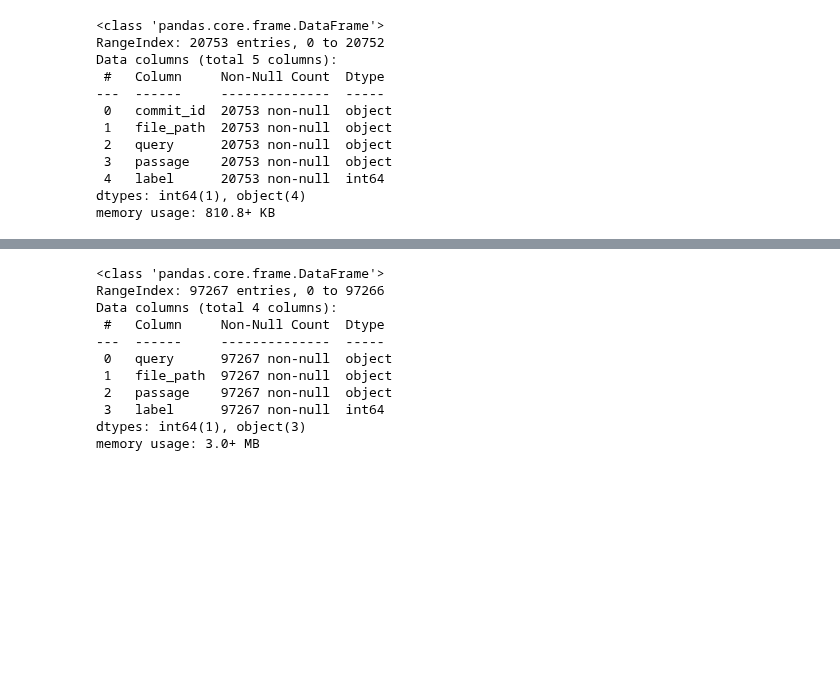
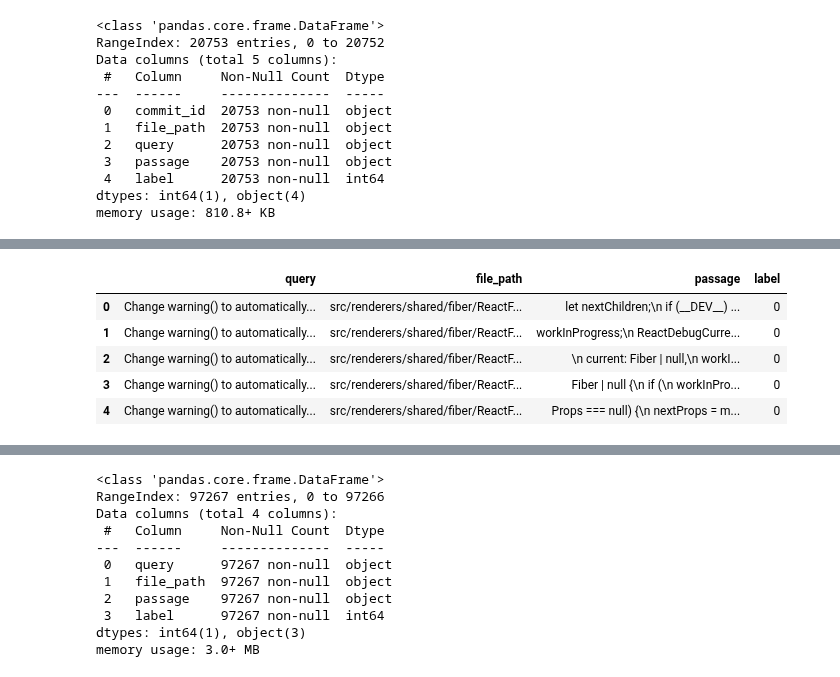
Before and after one commit to Siddharth-Gandhi/ds, a Jupyter notebook: notebooks/CodeReranker.ipynb, the cells around one changed output, grey strips where cells are left out. Saved outputs shown, nothing was run; the diff lists cells and outputs as text; code cells hidden in the pictures; blank space fills up the shorter version.

```diff
--- a/notebooks/CodeReranker.ipynb
+++ b/notebooks/CodeReranker.ipynb
@@ -122,7 +132,7 @@ params = {
         'train_commits': args.train_commits,
         'bm25_aggr_strategy': BM25_AGGR_STRAT,
         'psg_len': 250,
-        'psg_stride': 200,
+        'psg_stride': 150,
     }
 # %% [markdown]
 ### Prepare training data
@@ -584,9 +579,6 @@ GPU Device Count: 1
 GPU Memory Usage: 953.46 MB
 Initialized Code File BERT reranker with parameters: {'model_name': 'microsoft/codebert-base', 'psg_cnt': 25, 'aggregation_strategy': 'sump', 'batch_size': 32, 'use_gpu': True, 'rerank_depth': 100, 'n ...
 # %%
-from calendar import c
-
-
 def prep_line(line):
         return line.rstrip().lstrip()
 
@@ -595,7 +587,7 @@ def parse_diff(diff):
         line[1:] if line.startswith('+') else line
         for line in diff.split('\n')
         if not (line.startswith('-') or len(line) == 0 or (line.startswith('@@') and line.count('@@') > 1))
-        and len(prep_line(line)) > 0
+        and len(prep_line(line)) > 2
     ]
 
 def prepare_code_triplets(diff_data, code_reranker, cache_file, overwrite=False):
@@ -635,7 +627,6 @@ def prepare_code_triplets(diff_data, code_reranker, cache_file, overwrite=False)
             # if diff is NA/NaN
             continue
         cur_diff_lines = parse_diff(cur_diff)
-        cur_psg_cnt = 0
         cur_triplets = []
         for cur_start in range(0, total_tokens, code_reranker.psg_stride):
             cur_passage = []
@@ -652,11 +643,17 @@ def prepare_code_triplets(diff_data, code_reranker, cache_file, overwrite=False)
             # common_lines = set(cur_passage_lines).intersection(set(cur_diff_lines))
             common_line_count = count_matching_lines(cur_passage_lines, cur_diff_lines)
 
+            if common_line_count > 3:
+                print('hello')
+
             # add the cur_passage to cur_result_passages
             cur_triplets.append((common_line_count, (row['query'], row['file_path'], cur_passage_decoded, row['label'])))
 
         # sort the cur_triplets by the number of common lines
         cur_triplets.sort(key=lambda x: x[0], reverse=True)
+
+        # now we want to filter cur_triplets to have all tuplets with x[0] > 3 to be in order and shuffle the rest
+
         # now add the top code_reranker.psg_cnt to triplets
         for triplet in cur_triplets[:code_reranker.psg_cnt]:
             # print(f"Found {triplet[0]} matching lines for diff in cur_passage at index")
@@ -746,0 +758,9 @@ Saving data to cache file: smalldata/ftr/cache/diff_code_triplets.pkl
+# %%
+triplets.head()
+# %% [output]
+|  | query | file_path | passage | label |
+| 0 | Change warning() to automatically... | src/renderers/shared/fiber/ReactF... | let nextChildren;\n if (__DEV__) ... | 0 |
+| 1 | Change warning() to automatically... | src/renderers/shared/fiber/ReactF... | workInProgress;\n ReactDebugCurre... | 0 |
+| 2 | Change warning() to automatically... | src/renderers/shared/fiber/ReactF... | \n current: Fiber | null,\n workI... | 0 |
+| 3 | Change warning() to automatically... | src/renderers/shared/fiber/ReactF... | Fiber | null {\n if (\n workInPro... | 0 |
+| 4 | Change warning() to automatically... | src/renderers/shared/fiber/ReactF... | Props === null) {\n nextProps = m... | 0 |
```
Also changed, not shown: parts of 18 cells of this notebook, 6 other files.
